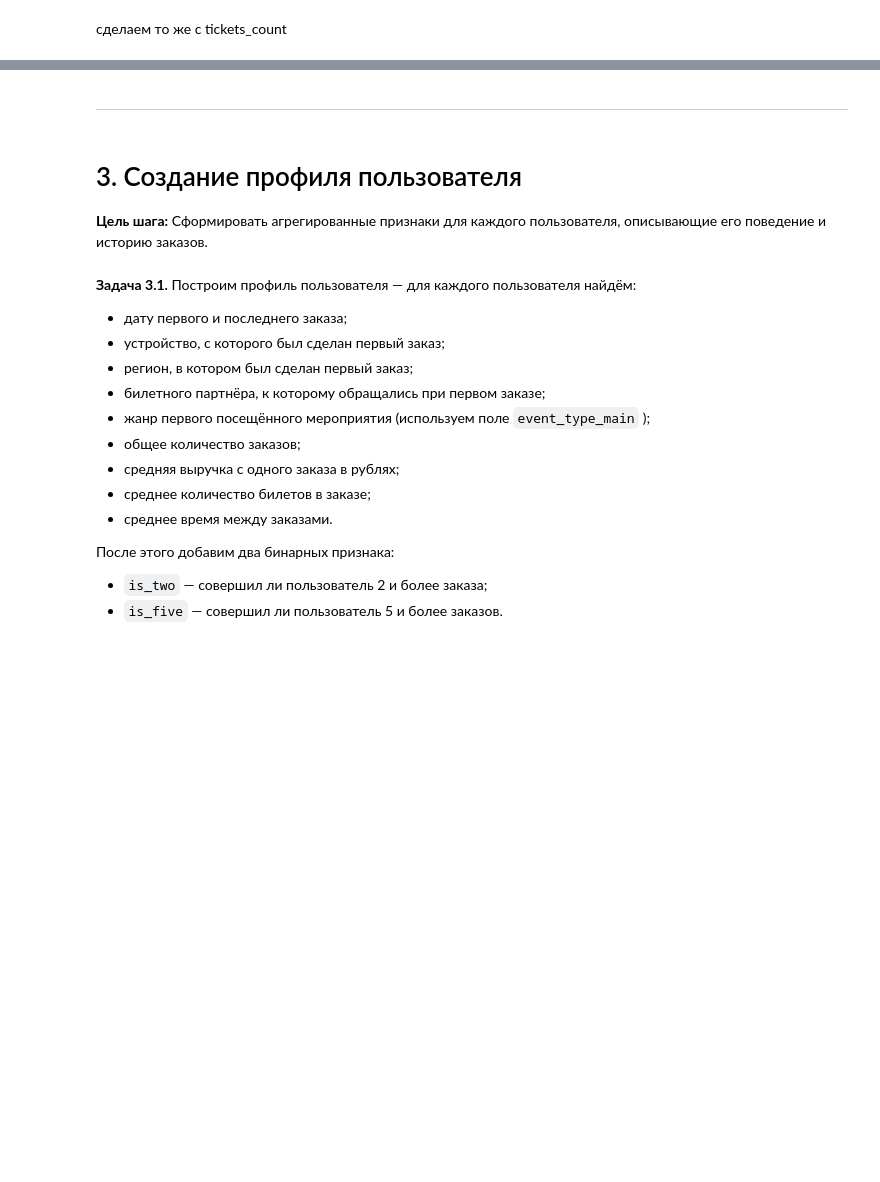
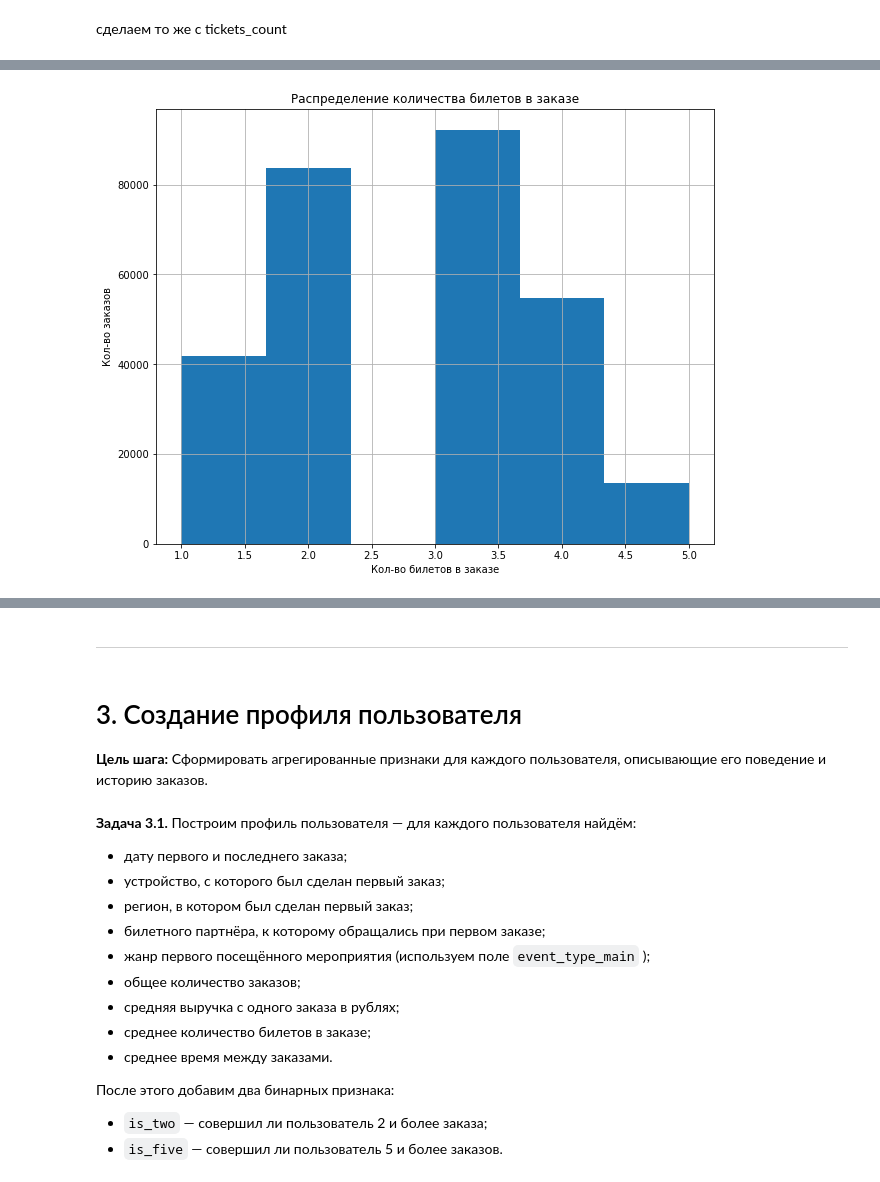
Before and after one commit to Ismagil1234/Project_Module_2, a Jupyter notebook: Project_Module_2.ipynb, the cells around one changed output, grey strips where cells are left out. Saved outputs shown, nothing was run; the diff lists cells and outputs as text; code cells hidden in the pictures; blank space fills up the shorter version.

```diff
--- a/Project_Module_2.ipynb
+++ b/Project_Module_2.ipynb
@@ -253,5 +430,11 @@ df['tickets_count'].describe()
 # %%
 # нарисуем диаграмму , отфильтровав 99-процентиль, т.к. большие выбросы
 df[(df['tickets_count'] < df['tickets_count'].quantile(0.99))].hist(column = 'tickets_count', bins = 6, figsize = (10,8))
+plt.title('Распределение количества билетов в заказе')
+plt.xlabel('Кол-во билетов в заказе')
+plt.ylabel('Кол-во заказов')
+plt.show()
+# %% [output]
+[figure, added]
 # %%
 df.boxplot(column = 'tickets_count', vert=False, figsize = (12,4))
```
Also changed, not shown: parts of 91 cells of this notebook.
